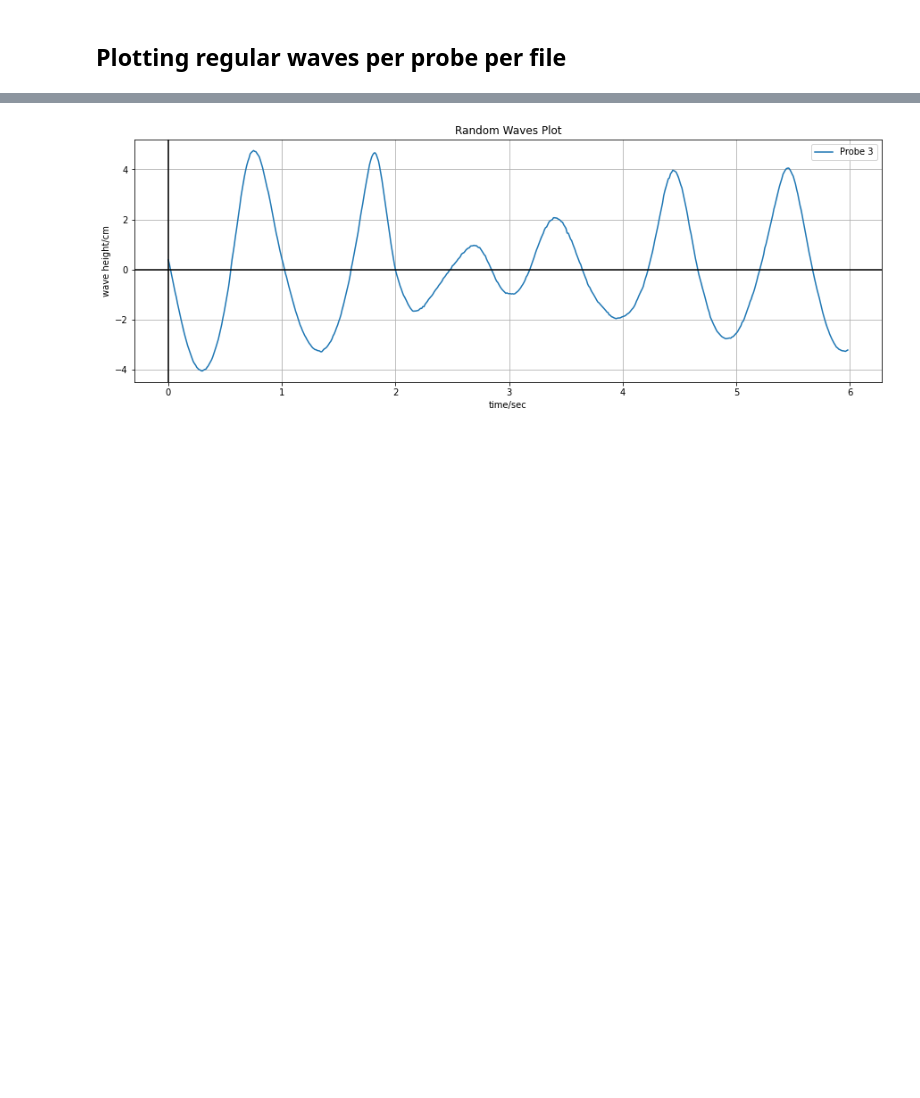
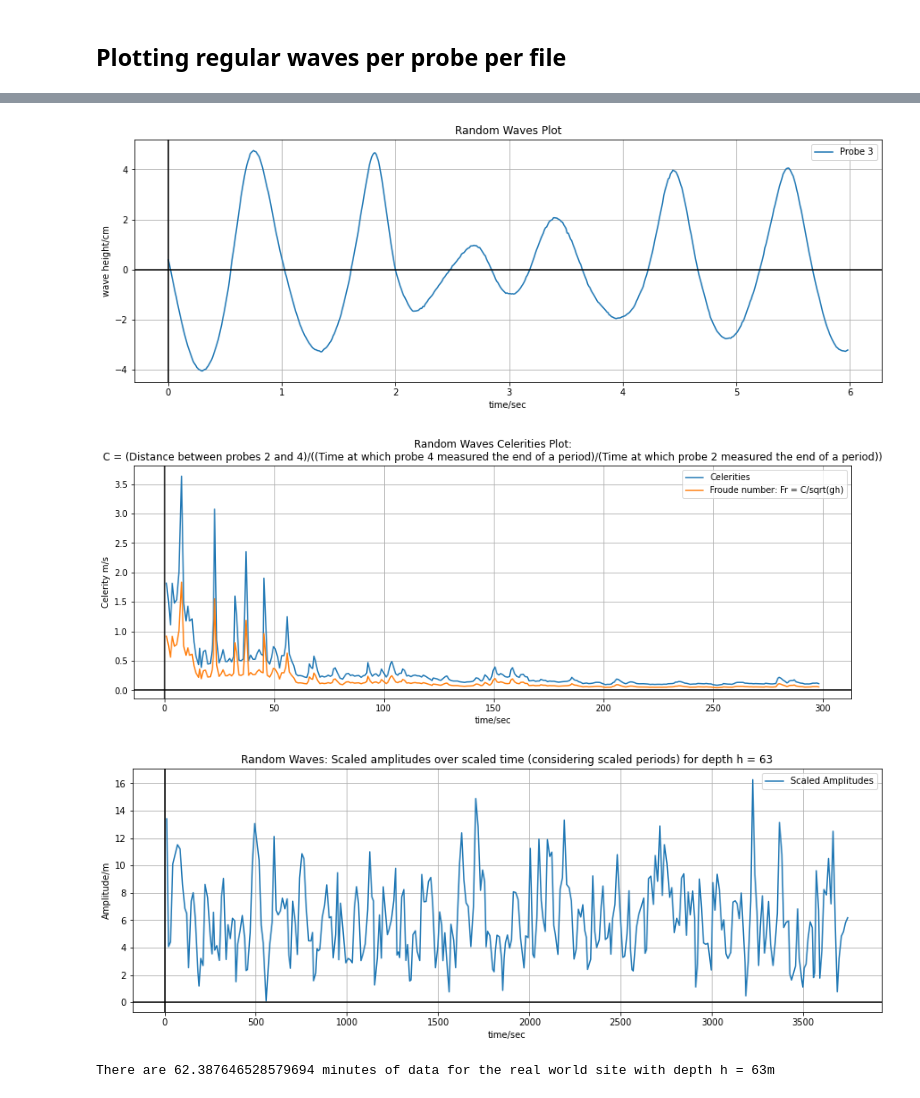
Before and after one commit to nathalex/Wave-Flume-Lab-Report, a Jupyter notebook: Jupyter-Notebook/random_analysis.ipynb, the cells around one changed output, grey strips where cells are left out. Saved outputs shown, nothing was run; the diff lists cells and outputs as text; code cells hidden in the pictures; blank space fills up the shorter version.

Commit message:
q9: scaled waves to real-world site

```diff
--- a/Jupyter-Notebook/random_analysis.ipynb
+++ b/Jupyter-Notebook/random_analysis.ipynb
@@ -37,6 +108,7 @@ def plot_waves(data_list, filename, chunk, probe):
 def get_data(data, probe):
     periods = []
     heights = []
+    times = []
     highest = 0
     lowest = 0
     last = 0
@@ -49,6 +121,7 @@ def get_data(data, probe):
             if last > 0:
                 period = data[0][i] - last
                 periods.append(period)
+                times.append(last)
                 height = highest - lowest
                 heights.append(height)
             highest = 0
@@ -61,16 +134,37 @@ def get_data(data, probe):
     sig_wave_height = np.sqrt(2) * root_mean_square_wave_height
     mean_zero_crossing_period = sum(periods)/(len(periods))
     number_of_periods = len(periods)
-    return (root_mean_square_wave_height,sig_wave_height,mean_zero_crossing_period, number_of_periods)
+    return ((root_mean_square_wave_height,sig_wave_height,mean_zero_crossing_period, number_of_periods), periods, heights, times)
+# %%
+def plot_scaled(tup, depth):
+    (time, celerities, periods, amplitudes, wavelengths) = tup
+    plt.figure(figsize=(15,5))
+    plt.title("Random Waves: Scaled amplitudes over scaled time (considering scaled periods) for depth h = {}".format(depth))
+    plt.xlabel("time/sec")
+    plt.ylabel("Amplitude/m")
+    # plt.plot(time, celerities,label="Scaled Celerities")
+    plt.plot(time, amplitudes,label="Scaled Amplitudes")
+    plt.grid(True, which='both')
+    plt.axhline(y=0, color='k')
+    plt.axvline(x=0, color='k')
+    plt.legend()
+    plt.savefig("../graphs/RandScaled.png")
+    plt.show()
+    print("There are {} minutes of data for the real world site with depth h = {}m".format(time[len(time)-1]/60, depth))
 # %%
 data = get_waves("Rand")
 plot_waves(data,"Rand", 1, 3)
 plot_waves(data,"Rand", 5, 3)
 plot_waves(data,"Rand", 10, 3)
 plot_waves(data,"Rand", 50, 3)
 stats = get_data(data, 3)
+celerities = get_celerities(data, 2, 4, "Rand", 1, 63)
+plot_scaled(celerities,63)
 # %% [output]
 [figure]
 [figure]
 [figure]
 [figure]
+[figure, added]
+[figure, added]
+There are 62.387646528579694 minutes of data for the real world site with depth h = 63m
```
Also changed, not shown: parts of 1 cell of this notebook, 5 other files.
